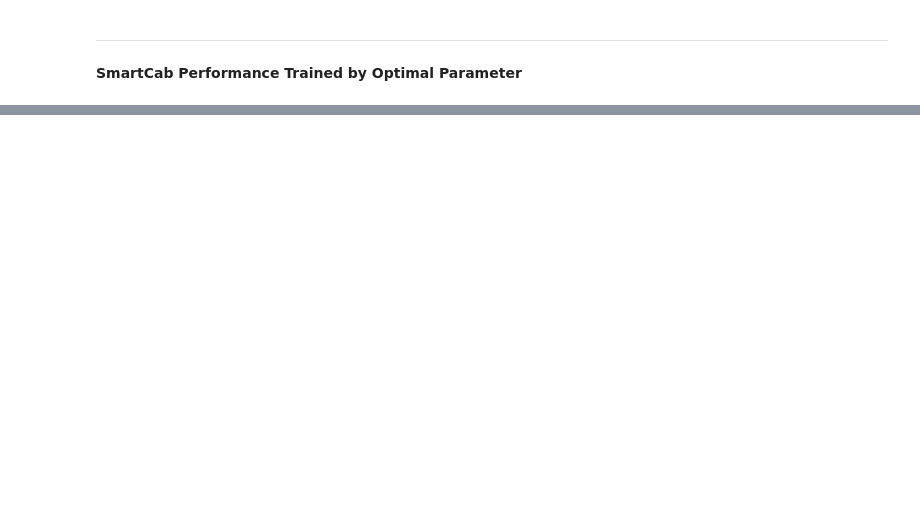
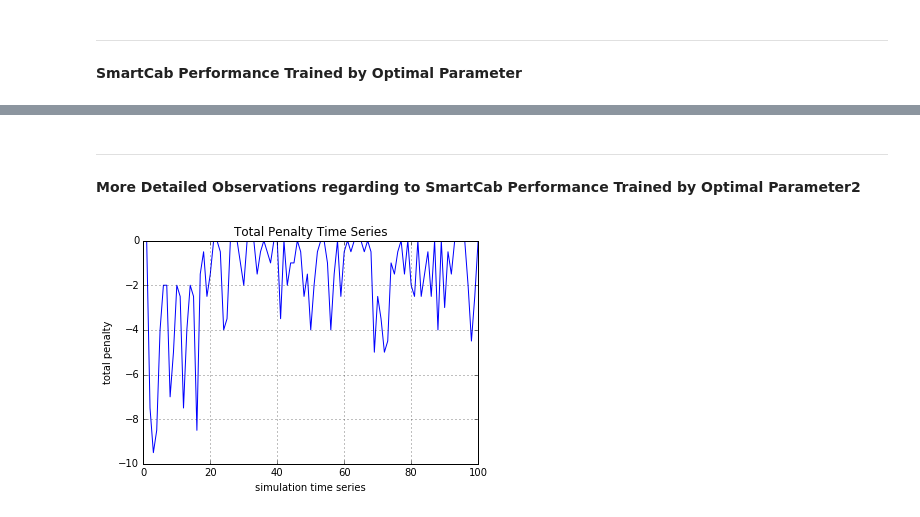
Before and after one commit to zhongyuk/machine-learning, a Jupyter notebook: projects/smartcab/Report.ipynb, the cells around one changed output, grey strips where cells are left out. Cells and saved outputs as stored; diff of their text form; code cells hidden in the pictures; blank space fills up the shorter version.

```diff
--- a/projects/smartcab/Report.ipynb
+++ b/projects/smartcab/Report.ipynb
@@ -314,0 +396,13 @@ Average Time Cost for SmartCab trained by optimal parameter setting:  13.46
+# %% [markdown]
+***
+**More Detailed Observations regarding to SmartCab Performance Trained by Optimal Parameter2**
+# %%
+optimal_param2 = '(0.9, 0.9, 0.1)'
+optimal_data2 = data.loc[data.index[data['parameters']==optimal_param2]]
+# %%
+time_series = range(1,101)
+plt.plot(time_series, optimal_data2['penalty']);plt.xlabel('simulation time series');
+plt.ylabel('total penalty'); plt.grid(True)
+plt.title('Total Penalty Time Series');plt.show()
+# %% [output]
+[figure, added]
```
Also changed, not shown: parts of 32 cells of this notebook, 4 other files.
